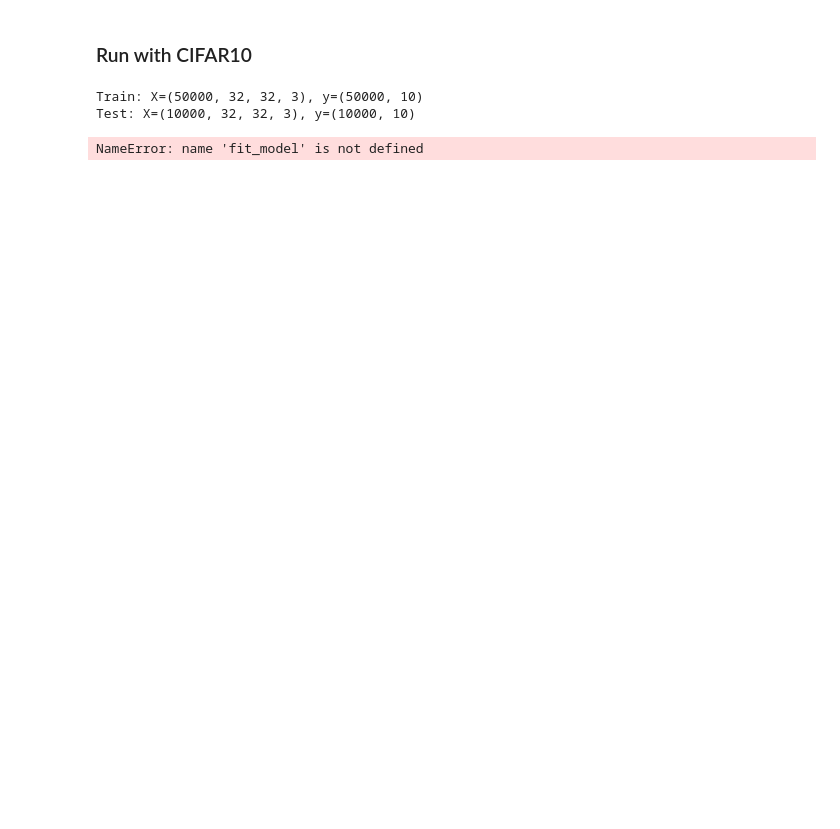
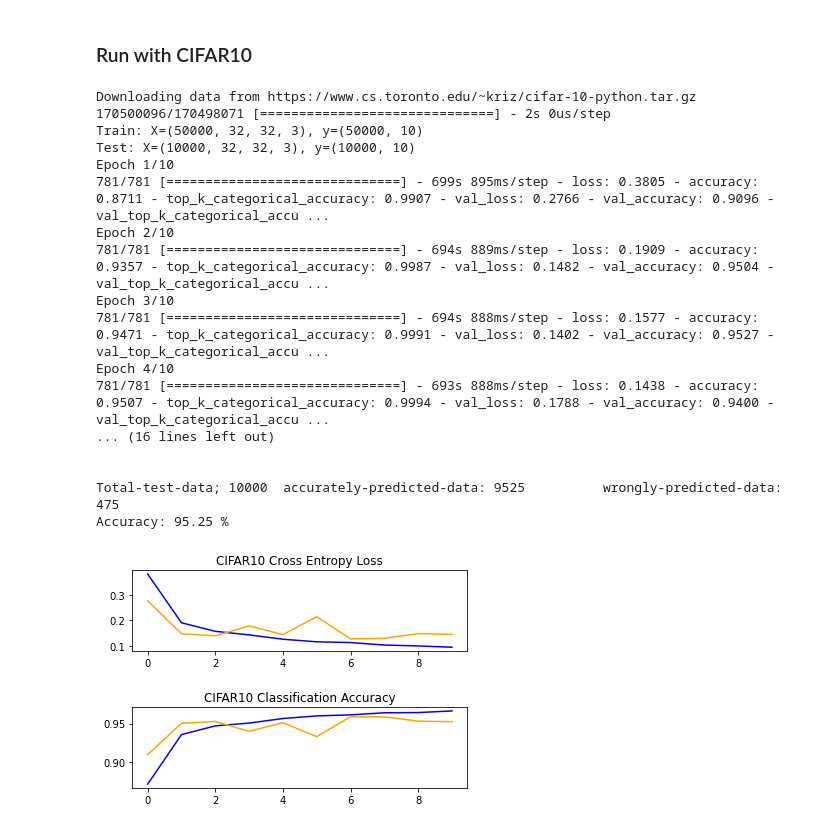
Before and after one commit to btran30/cs584, a Jupyter notebook: Densenet201_pretrained.ipynb, the cells around one changed output. Drawn from its saved outputs; the diff is of its cells as text; code cells hidden in the pictures; blank space fills up the shorter version.

```diff
--- a/Densenet201_pretrained.ipynb
+++ b/Densenet201_pretrained.ipynb
@@ -165,12 +178,27 @@ Accuracy: 62.99 %
 # %%
 num_classes = 10
 (x_train, y_train), (x_test, y_test) = preprocess_data(num_classes)
 history, model = fit_model(num_classes, x_train, y_train,x_test, y_test)
 print('\n\n')
 summarize_diagnostics(num_classes, history)
 print('\n')
-predict(model, x_test, y_test)
+pred = predict(model, x_test, y_test)
 # %% [output]
+Downloading data from https://www.cs.toronto.edu/~kriz/cifar-10-python.tar.gz
+170500096/170498071 [==============================] - 2s 0us/step
 Train: X=(50000, 32, 32, 3), y=(50000, 10)
 Test: X=(10000, 32, 32, 3), y=(10000, 10)
+Epoch 1/10
+781/781 [==============================] - 699s 895ms/step - loss: 0.3805 - accuracy: 0.8711 - top_k_categorical_accuracy: 0.9907 - val_loss: 0.2766 - val_accuracy: 0.9096 - val_top_k_categorical_accu ...
+Epoch 2/10
+781/781 [==============================] - 694s 889ms/step - loss: 0.1909 - accuracy: 0.9357 - top_k_categorical_accuracy: 0.9987 - val_loss: 0.1482 - val_accuracy: 0.9504 - val_top_k_categorical_accu ...
+Epoch 3/10
+781/781 [==============================] - 694s 888ms/step - loss: 0.1577 - accuracy: 0.9471 - top_k_categorical_accuracy: 0.9991 - val_loss: 0.1402 - val_accuracy: 0.9527 - val_top_k_categorical_accu ...
+Epoch 4/10
+781/781 [==============================] - 693s 888ms/step - loss: 0.1438 - accuracy: 0.9507 - top_k_categorical_accuracy: 0.9994 - val_loss: 0.1788 - val_accuracy: 0.9400 - val_top_k_categorical_accu ...
+... (16 lines left out)
+
+
+Total-test-data; 10000  accurately-predicted-data: 9525          wrongly-predicted-data:  475
+Accuracy: 95.25 %
-NameError: name 'fit_model' is not defined
+[figure, added]
```
Also changed, not shown: parts of 2 cells of this notebook.
